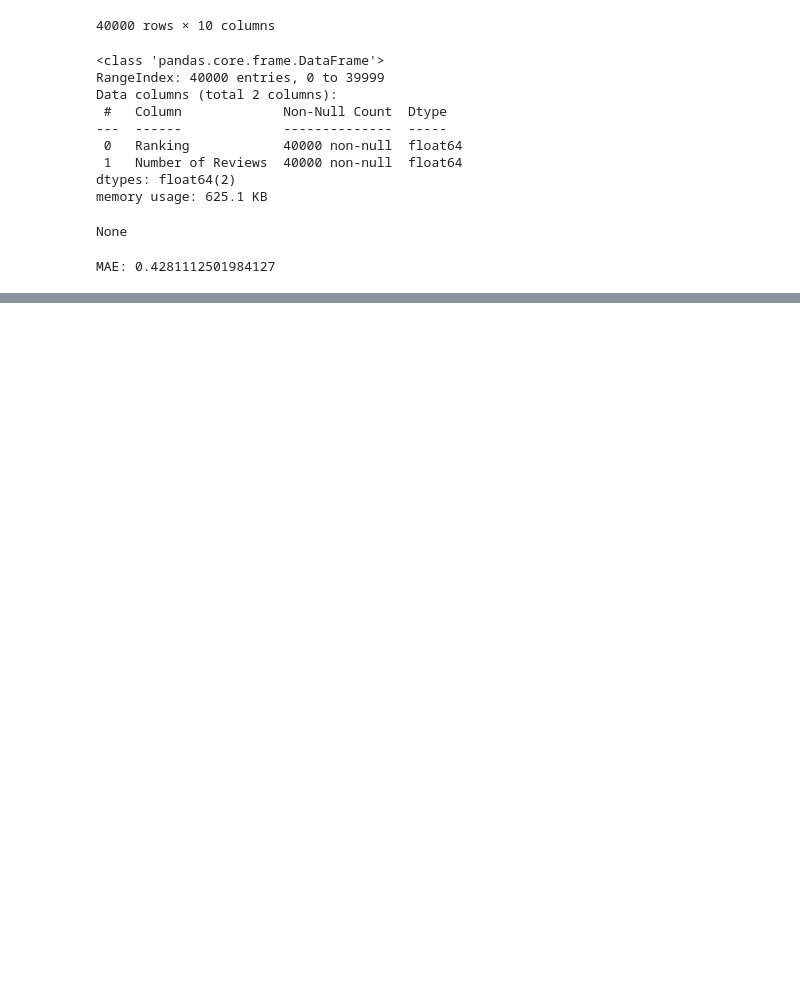
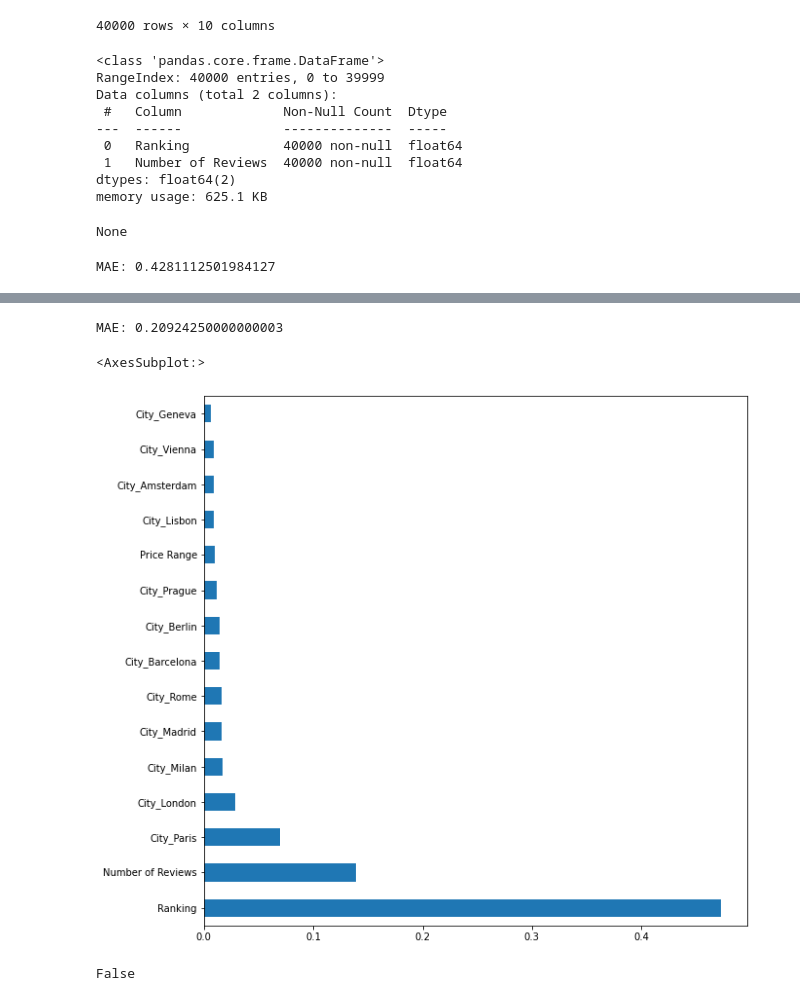
Before and after one commit to arsenbondaren/skillfactory, a Jupyter notebook: module_3/project_3-Bandarenka_Arsen.ipynb, the cells around one changed output, grey strips where cells are left out. Drawn from its saved outputs; the diff is of its cells as text; code cells hidden in the pictures; blank space fills up the shorter version.

```diff
--- a/module_3/project_3-Bandarenka_Arsen.ipynb
+++ b/module_3/project_3-Bandarenka_Arsen.ipynb
@@ -70,0 +299,4 @@ MAE: 0.4281112501984127
+# %%
+data1['Price Range'] = data1['Price Range'].apply(change_price)
+# %%
+data1 = pd.get_dummies(data1, columns = ['City'], dummy_na = True)
@@ -70,0 +324,6 @@ MAE: 0.4281112501984127
+# %%
+X = data1.drop(['Restaurant_id', 'Rating', 'Cuisine Style', 'Reviews', 'URL_TA', 'ID_TA'], axis=1)
+X = X.fillna(0)
+y = data1['Rating']
+from sklearn.model_selection import train_test_split
+X_train, X_test, y_train, y_test = train_test_split(X, y, test_size=0.25)
@@ -70,0 +346,17 @@ MAE: 0.4281112501984127
+# %%
+from sklearn.ensemble import RandomForestRegressor
+from sklearn import metrics
+regr = RandomForestRegressor(n_estimators=100)
+regr.fit(X_train, y_train)
+y_pred = regr.predict(X_test)
+# %%
+print('MAE:', metrics.mean_absolute_error(y_test, y_pred))
+# %% [output]
+MAE: 0.20924250000000003
+# %%
+plt.rcParams['figure.figsize'] = (10,10)
+feat_importances = pd.Series(regr.feature_importances_, index=X.columns)
+feat_importances.nlargest(15).plot(kind='barh')
+# %% [output]
+<AxesSubplot:>
+[figure, added]
@@ -70,0 +378,5 @@ MAE: 0.4281112501984127
+# %%
+pd.isna(np.max(data1['dates_of_Reviews'][2]))
+(pd.isna(data1['dates_of_Reviews'][16]))
+# %% [output]
+False
```
Also changed, not shown: parts of 54 cells of this notebook.
